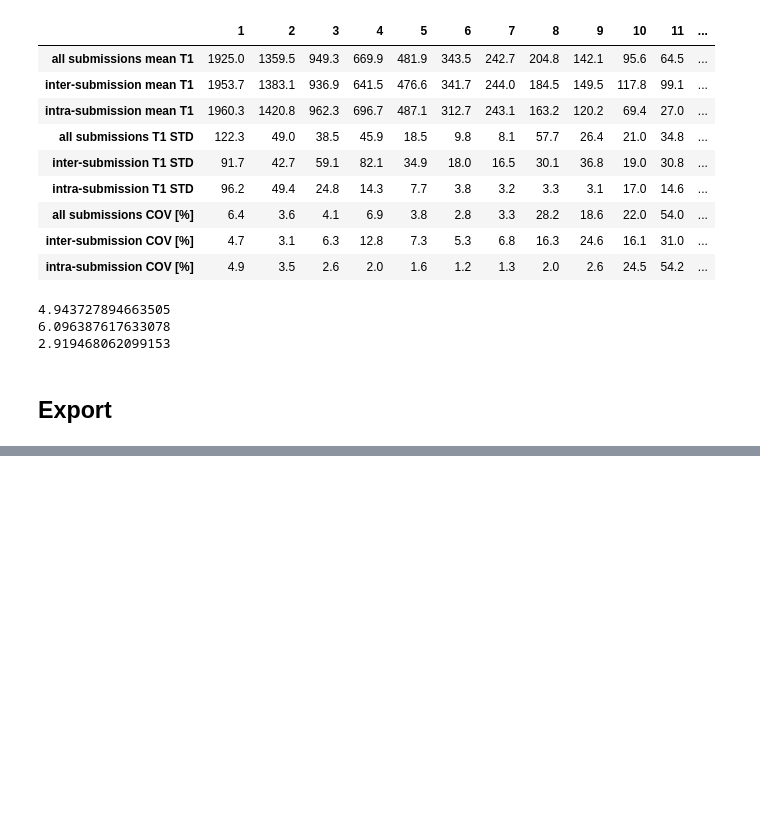
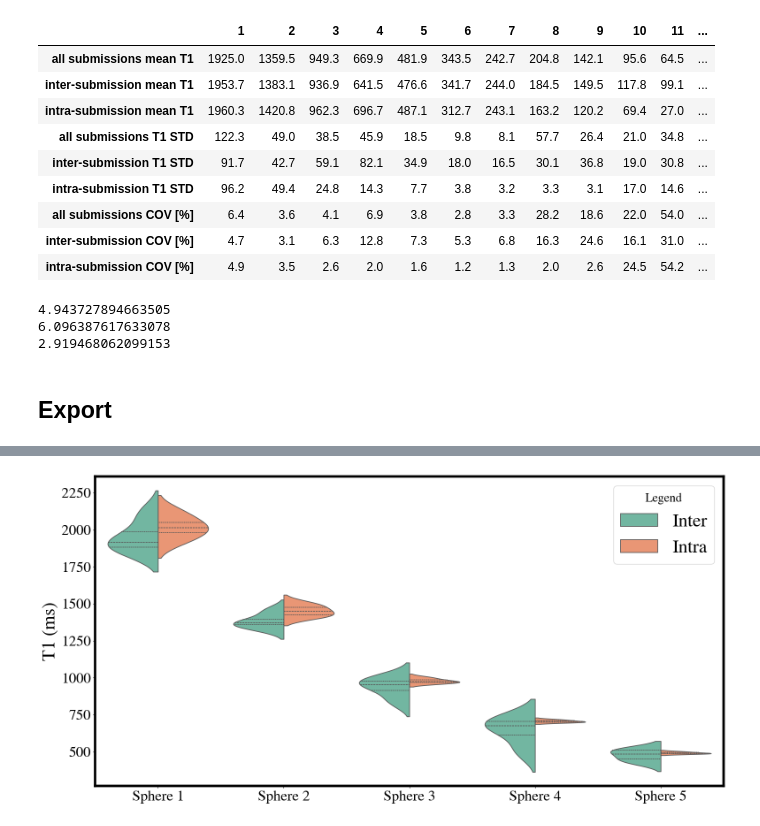
Before and after one commit to rrsg2020/analysis, a Jupyter notebook: 10_NIST_stats.ipynb, the cells around one changed output, grey strips where cells are left out. Cells and saved outputs as stored; diff of their text form; code cells hidden in the pictures; blank space fills up the shorter version.

```diff
--- a/10_NIST_stats.ipynb
+++ b/10_NIST_stats.ipynb
@@ -295,6 +297,12 @@ stats_table['13']['inter-submission COV [%]'] = np.divide(np.nanstd(estimate_13)
 stats_table['14']['inter-submission mean T1'] = np.nanmean(estimate_14)
 stats_table['14']['inter-submission T1 STD'] = np.nanstd(estimate_14)
 stats_table['14']['inter-submission COV [%]'] = np.divide(np.nanstd(estimate_14),np.nanmean(estimate_14)) * 100
+# %%
+estimate_1_inter = estimate_1
+estimate_2_inter = estimate_2
+estimate_3_inter = estimate_3
+estimate_4_inter = estimate_4
+estimate_5_inter = estimate_5
 # %% [markdown]
 ## Intra-submision stats
 All unique T1 maps from Site 6 were used for the stats calculations. One single vendor, 7 sites. Complex data selected.
@@ -452,6 +460,12 @@ print(np.mean(intra_sub_mean_COV))
 4.943727894663505
 6.096387617633078
 2.919468062099153
+# %%
+estimate_1_intra = estimate_1
+estimate_2_intra = estimate_2
+estimate_3_intra = estimate_3
+estimate_4_intra = estimate_4
+estimate_5_intra = estimate_5
 # %% [markdown]
 ## Export
 # %%
@@ -466,0 +483,71 @@ PosixPath('/Users/mathieuboudreau/neuropoly/github/analysis/plots/10_nist_stats/
+# %%
+import seaborn as sns
+import matplotlib.pyplot as plt
+import pandas as pd
+import numpy as np
+
+# Identify common lengths for each group
+lengths = [len(estimate_1_inter), len(estimate_1_intra),
+           len(estimate_2_inter), len(estimate_2_intra),
+           len(estimate_3_inter), len(estimate_3_intra),
+           len(estimate_4_inter), len(estimate_4_intra),
+           len(estimate_5_inter), len(estimate_5_intra)]
+
+# Find the minimum length
+min_length = min(lengths)
+
+# Slice arrays to the minimum length
+estimate_1_inter = estimate_1_inter[:min_length]
+estimate_1_intra = estimate_1_intra[:min_length]
+
+estimate_2_inter = estimate_2_inter[:min_length]
+estimate_2_intra = estimate_2_intra[:min_length]
+
+estimate_3_inter = estimate_3_inter[:min_length]
+estimate_3_intra = estimate_3_intra[:min_length]
+
+estimate_4_inter = estimate_4_inter[:min_length]
+estimate_4_intra = estimate_4_intra[:min_length]
+
+estimate_5_inter = estimate_5_inter[:min_length]
+estimate_5_intra = estimate_5_intra[:min_length]
+
+# Combine data into a single DataFrame
+df = pd.DataFrame({
+    'T1 (ms)': np.concatenate([
+        estimate_1_inter, estimate_1_intra,
+        estimate_2_inter, estimate_2_intra,
+        estimate_3_inter, estimate_3_intra,
+        estimate_4_inter, estimate_4_intra,
+        estimate_5_inter, estimate_5_intra
+    ]),
+    'Group': ['Sphere 1'] * min_length * 2 +
+             ['Sphere 2'] * min_length * 2 +
+             ['Sphere 3'] * min_length * 2 +
+             ['Sphere 4'] * min_length * 2 +
+             ['Sphere 5'] * min_length * 2,
+    'Type': ['Inter'] * min_length + ['Intra'] * min_length +
+            ['Inter'] * min_length + ['Intra'] * min_length +
+            ['Inter'] * min_length + ['Intra'] * min_length +
+            ['Inter'] * min_length + ['Intra'] * min_length +
+            ['Inter'] * min_length + ['Intra'] * min_length,
+    '': ['Sphere 1'] * min_length * 2 +
+                ['Sphere 2'] * min_length * 2 +
+                ['Sphere 3'] * min_length * 2 +
+                ['Sphere 4'] * min_length * 2 +
+                ['Sphere 5'] * min_length * 2,
+})
+
+# Set the color palette
+sns.set_palette("husl")
+
+# Create a violin plot using seaborn
+plt.figure(figsize=(16, 8))
+ax = sns.violinplot(x='', y='T1 (ms)', hue='Type', data=df, split=True, inner="quartile", scale="count", palette="Set2")
+
+# Make the legend larger
+ax.legend(loc='upper right', title="Legend", prop={'size': 30})
+
+# Show the plot
+plt.show()
+# %% [output]
@@ -466,0 +556 @@ PosixPath('/Users/mathieuboudreau/neuropoly/github/analysis/plots/10_nist_stats/
+[figure, added]
```
Also changed, not shown: parts of 4 cells of this notebook, 4 other files.
